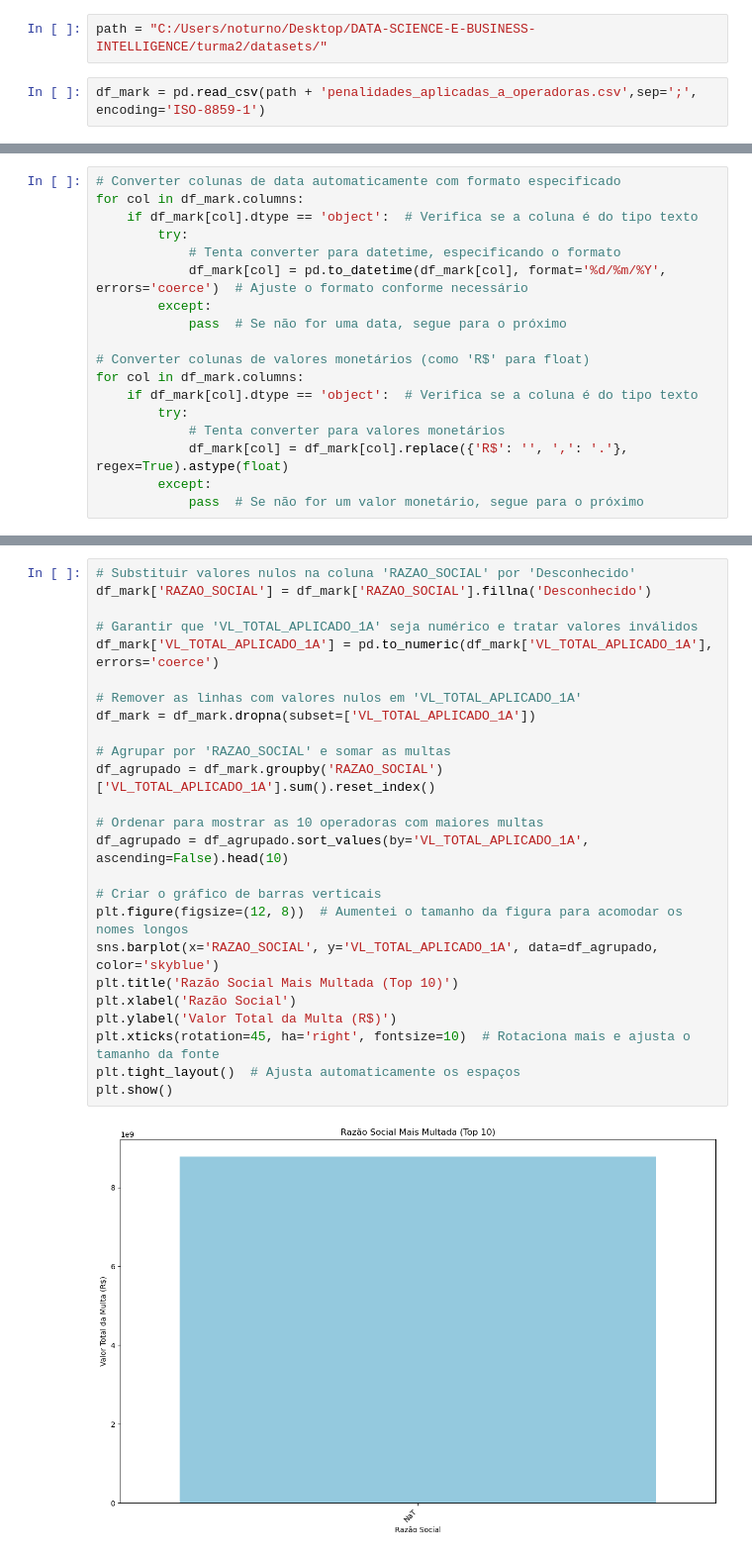
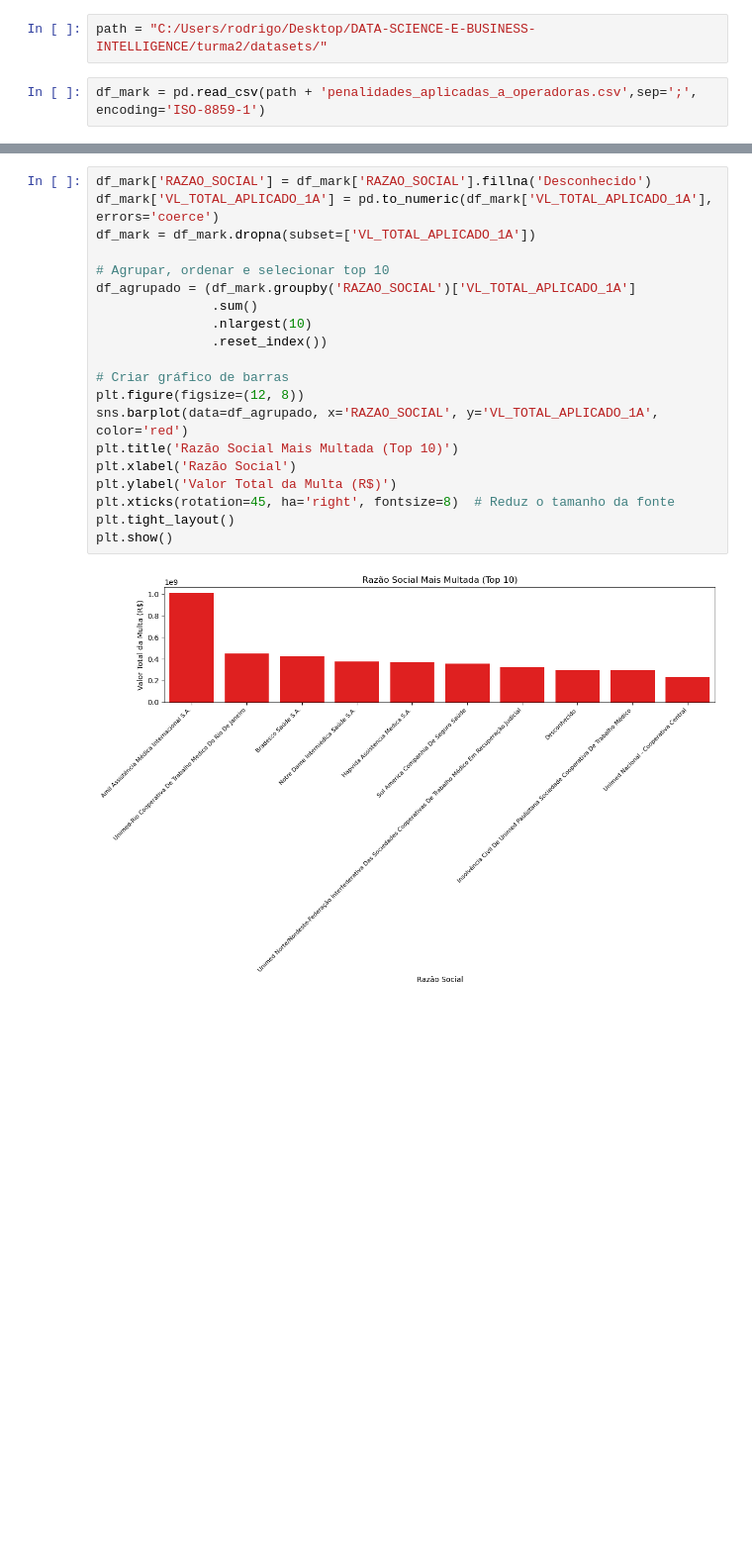
Before and after one commit to rdzw/DATA-SCIENCE-E-BUSINESS-INTELLIGENCE, a Jupyter notebook: turma2/atividade_26_11_24.ipynb, the cells around one changed output, grey strips where cells are left out. Shown: that part at 99% size. Drawn from its saved outputs; the diff is of its cells as text; blank space fills up the shorter version.

```diff
--- a/turma2/atividade_26_11_24.ipynb
+++ b/turma2/atividade_26_11_24.ipynb
@@ -14,6 +16,6 @@ import matplotlib.pyplot as plt
 # %%
 import seaborn as sns
 # %%
-path = "C:/Users/noturno/Desktop/DATA-SCIENCE-E-BUSINESS-INTELLIGENCE/turma2/datasets/"
+path = "C:/Users/rodrigo/Desktop/DATA-SCIENCE-E-BUSINESS-INTELLIGENCE/turma2/datasets/"
 # %%
 df_mark = pd.read_csv(path + 'penalidades_aplicadas_a_operadoras.csv',sep=';', encoding='ISO-8859-1')
@@ -23,18 +21,0 @@ df_mark['RAZAO_SOCIAL'] = df_mark['RAZAO_SOCIAL'].astype(str)
-# %%
-# Converter colunas de data automaticamente com formato especificado
-for col in df_mark.columns:
-    if df_mark[col].dtype == 'object':  # Verifica se a coluna é do tipo texto
-        try:
-            # Tenta converter para datetime, especificando o formato
-            df_mark[col] = pd.to_datetime(df_mark[col], format='%d/%m/%Y', errors='coerce')  # Ajuste o formato conforme necessário
-        except:
-            pass  # Se não for uma data, segue para o próximo
-
-# Converter colunas de valores monetários (como 'R$' para float)
-for col in df_mark.columns:
-    if df_mark[col].dtype == 'object':  # Verifica se a coluna é do tipo texto
-        try:
-            # Tenta converter para valores monetários
-            df_mark[col] = df_mark[col].replace({'R$': '', ',': '.'}, regex=True).astype(float)
-        except:
-            pass  # Se não for um valor monetário, segue para o próximo
@@ -108,27 +32,22 @@ plt.show()
 # %%
-# Substituir valores nulos na coluna 'RAZAO_SOCIAL' por 'Desconhecido'
 df_mark['RAZAO_SOCIAL'] = df_mark['RAZAO_SOCIAL'].fillna('Desconhecido')
-
-# Garantir que 'VL_TOTAL_APLICADO_1A' seja numérico e tratar valores inválidos
 df_mark['VL_TOTAL_APLICADO_1A'] = pd.to_numeric(df_mark['VL_TOTAL_APLICADO_1A'], errors='coerce')
-
-# Remover as linhas com valores nulos em 'VL_TOTAL_APLICADO_1A'
 df_mark = df_mark.dropna(subset=['VL_TOTAL_APLICADO_1A'])
 
-# Agrupar por 'RAZAO_SOCIAL' e somar as multas
-df_agrupado = df_mark.groupby('RAZAO_SOCIAL')['VL_TOTAL_APLICADO_1A'].sum().reset_index()
+# Agrupar, ordenar e selecionar top 10
+df_agrupado = (df_mark.groupby('RAZAO_SOCIAL')['VL_TOTAL_APLICADO_1A']
+               .sum()
+               .nlargest(10)
+               .reset_index())
 
-# Ordenar para mostrar as 10 operadoras com maiores multas
-df_agrupado = df_agrupado.sort_values(by='VL_TOTAL_APLICADO_1A', ascending=False).head(10)
-
-# Criar o gráfico de barras verticais
-plt.figure(figsize=(12, 8))  # Aumentei o tamanho da figura para acomodar os nomes longos
-sns.barplot(x='RAZAO_SOCIAL', y='VL_TOTAL_APLICADO_1A', data=df_agrupado, color='skyblue')
+# Criar gráfico de barras
+plt.figure(figsize=(12, 8))
+sns.barplot(data=df_agrupado, x='RAZAO_SOCIAL', y='VL_TOTAL_APLICADO_1A', color='red')
 plt.title('Razão Social Mais Multada (Top 10)')
 plt.xlabel('Razão Social')
 plt.ylabel('Valor Total da Multa (R$)')
-plt.xticks(rotation=45, ha='right', fontsize=10)  # Rotaciona mais e ajusta o tamanho da fonte
-plt.tight_layout()  # Ajusta automaticamente os espaços
+plt.xticks(rotation=45, ha='right', fontsize=8)  # Reduz o tamanho da fonte
+plt.tight_layout()
 plt.show()
 # %% [output]
-[figure, old version]
+[figure, new version]
```
Also changed, not shown: parts of 13 cells of this notebook.
